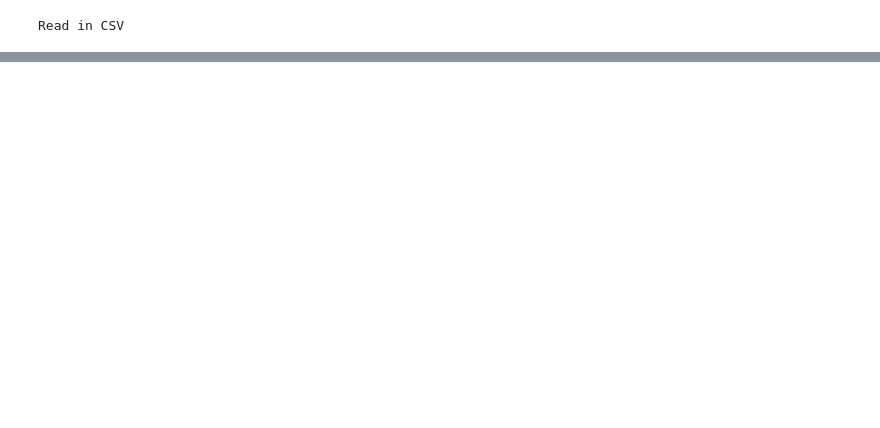
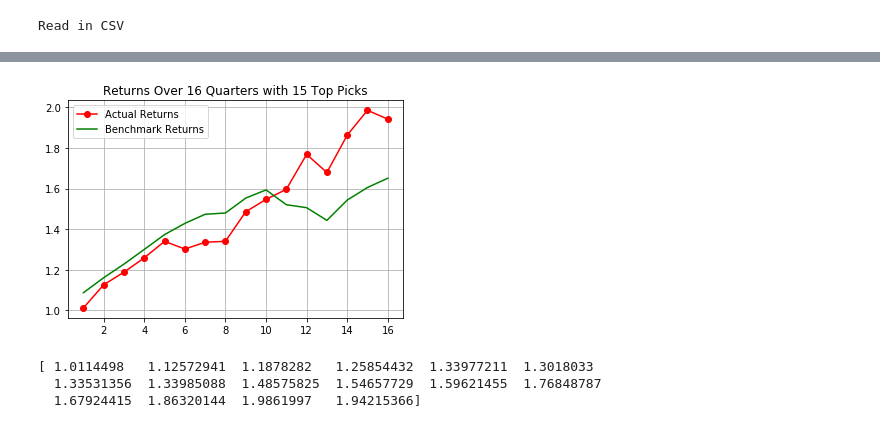
Before and after one commit to dguliani/stock_predictor, a Jupyter notebook: classify.ipynb, the cells around one changed output, grey strips where cells are left out. Cells and saved outputs as stored; diff of their text form; code cells hidden in the pictures; blank space fills up the shorter version.

```diff
--- a/classify.ipynb
+++ b/classify.ipynb
@@ -85,0 +310,22 @@ plt.show()
+# %%
+num_picks = 15
+picks, ret_actual, ret_pred = get_returns(num_picks)
+with open('temp_data.csv', 'a') as f:
+    writer = csv.writer(f)
+    writer.writerow(np.cumprod(ret_actual))
+trange = np.linspace(1,test_on, test_on)
+plt.figure()
+plt.plot(trange, np.cumprod(ret_actual), 'ro-', label='Actual Returns')
+# plt.plot(trange, np.cumprod(ret_pred), 'bo-', label='Predicted Returns')
+plt.plot(trange, np.cumprod(ret_benchmark), 'g', label='Benchmark Returns')
+plt.title('Returns Over {} Quarters with {} Top Picks'.format(test_on, num_picks))
+plt.legend()
+plt.grid(True)
+plt.show()
+
+print np.cumprod(ret_actual)
+# %% [output]
+[figure, added]
+[ 1.0114498   1.12572941  1.1878282   1.25854432  1.33977211  1.3018033
+  1.33531356  1.33985088  1.48575825  1.54657729  1.59621455  1.76848787
+  1.67924415  1.86320144  1.9861997   1.94215366]
```
Also changed, not shown: parts of 22 cells of this notebook, 2 other files.
